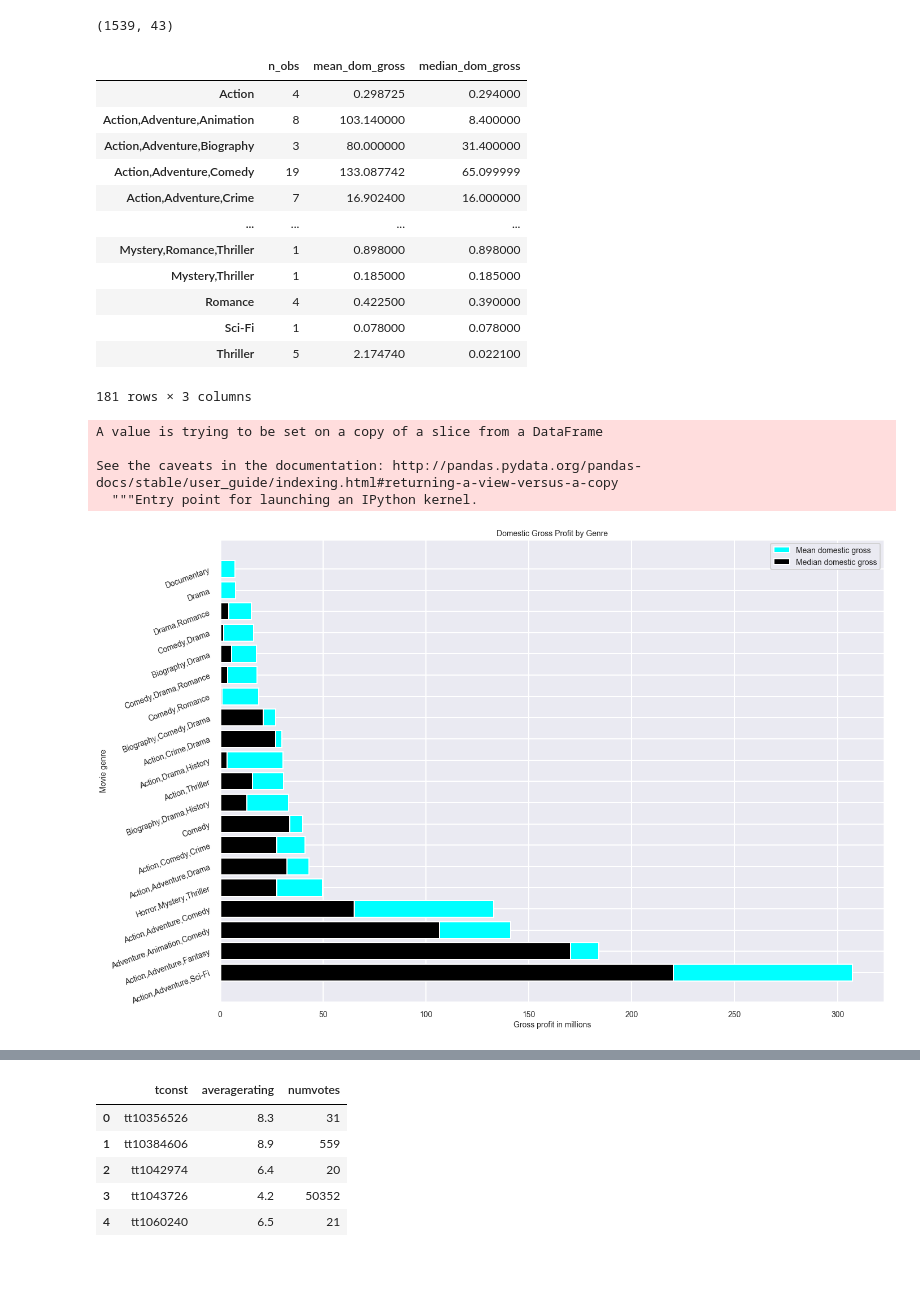
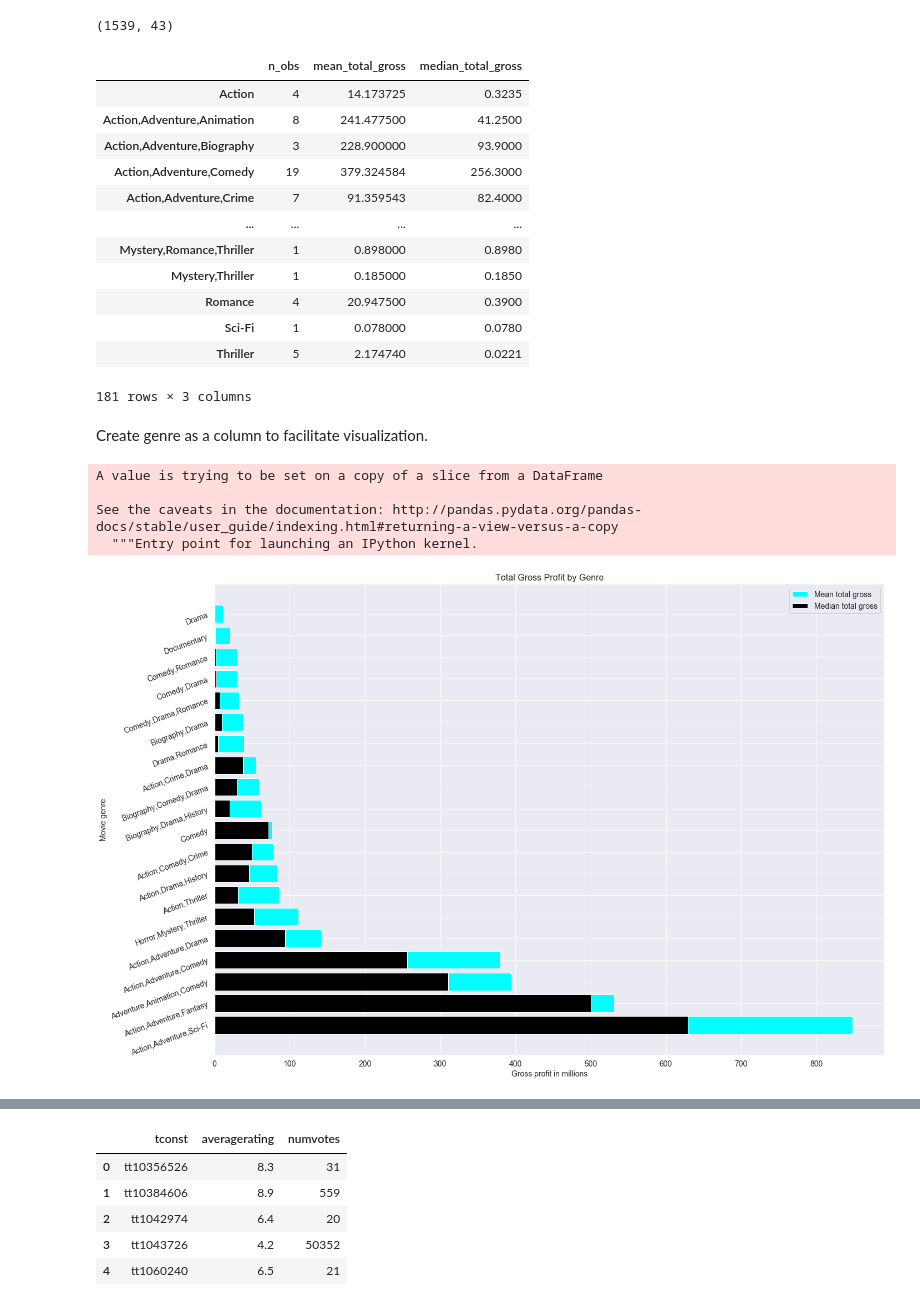
Before and after one commit to etr359/project-1-movie-analysis, a Jupyter notebook: project1_analysis_MASTER2.ipynb, the cells around one changed output, grey strips where cells are left out. Cells and saved outputs as stored; diff of their text form; code cells hidden in the pictures; blank space fills up the shorter version.

```diff
--- a/project1_analysis_MASTER2.ipynb
+++ b/project1_analysis_MASTER2.ipynb
@@ -195,2 +180,2 @@ Create a `total_gross` column
 # %%
-bom_movie_gross['total_gross'] = bom_movie_gross['domestic_gross_mm'] + bom_movie_gross['foreign_gross_mm'].fillna(0)
+bom_movie_gross['total_gross'] = bom_movie_gross['domestic_gross_mm'].fillna(0) + bom_movie_gross['foreign_gross_mm'].fillna(0)
@@ -1067,60 +554,60 @@ genre_restricted_years = bom_gross_title_basics_ratings.loc[bom_gross_title_basi
 genre_restricted_years.shape
 # %% [output]
 (1539, 43)
-# %%
-genre_restricted_years_valcounts = genre_restricted_years.genres.value_counts()
 # %%
-mean_dom_multi_rest = genre_restricted_years.groupby(['genres'])['domestic_gross_mm'].mean()
-median_dom_multi_rest = genre_restricted_years.groupby(['genres'])['domestic_gross_mm'].median()
+mean_total_multi_rest = genre_restricted_years.groupby(['genres'])['total_gross'].mean()
+median_total_multi_rest = genre_restricted_years.groupby(['genres'])['total_gross'].median()
 multi_genre_restrict_df = pd.DataFrame(
     {'n_obs': genre_restricted_years_valcounts,
-    'mean_dom_gross': mean_dom_multi_rest,
-    'median_dom_gross': median_dom_multi_rest,
+    'mean_total_gross': mean_total_multi_rest,
+    'median_total_gross': median_total_multi_rest,
     })
 multi_genre_restrict_df
 # %% [output]
-|  | n_obs | mean_dom_gross | median_dom_gross |
-| Action | 4 | 0.298725 | 0.294000 |
-| Action,Adventure,Animation | 8 | 103.140000 | 8.400000 |
-| Action,Adventure,Biography | 3 | 80.000000 | 31.400000 |
-| Action,Adventure,Comedy | 19 | 133.087742 | 65.099999 |
-| Action,Adventure,Crime | 7 | 16.902400 | 16.000000 |
+|  | n_obs | mean_total_gross | median_total_gross |
+| Action | 4 | 14.173725 | 0.3235 |
+| Action,Adventure,Animation | 8 | 241.477500 | 41.2500 |
+| Action,Adventure,Biography | 3 | 228.900000 | 93.9000 |
+| Action,Adventure,Comedy | 19 | 379.324584 | 256.3000 |
+| Action,Adventure,Crime | 7 | 91.359543 | 82.4000 |
 | ... | ... | ... | ... |
-| Mystery,Romance,Thriller | 1 | 0.898000 | 0.898000 |
-| Mystery,Thriller | 1 | 0.185000 | 0.185000 |
-| Romance | 4 | 0.422500 | 0.390000 |
-| Sci-Fi | 1 | 0.078000 | 0.078000 |
-| Thriller | 5 | 2.174740 | 0.022100 |
+| Mystery,Romance,Thriller | 1 | 0.898000 | 0.8980 |
+| Mystery,Thriller | 1 | 0.185000 | 0.1850 |
+| Romance | 4 | 20.947500 | 0.3900 |
+| Sci-Fi | 1 | 0.078000 | 0.0780 |
+| Thriller | 5 | 2.174740 | 0.0221 |
 181 rows × 3 columns
 # %%
 multi_genre_restrict_df.reset_index(inplace=True)
+# %% [markdown]
+Create genre as a column to facilitate visualization.
 # %%
 multi_genre_restrict_df.rename(columns = {'index':'Genre'}, inplace=True)
 # %%
 multi_genre_restrict_10obs_df = multi_genre_restrict_df[multi_genre_restrict_df['n_obs'] > 10]
 # %%
-multi_genre_restrict_10obs_df.sort_values(by='mean_dom_gross', ascending=False, inplace=True)
+multi_genre_restrict_10obs_df.sort_values(by='mean_total_gross', ascending=False, inplace=True)
 
 fig = plt.figure(figsize=(20,13))
 ax = fig.add_subplot(111)
 
-ax.barh(y='Genre', width = 'mean_dom_gross', data=multi_genre_restrict_10obs_df, color='cyan',label='Mean domestic gross')
-ax.barh(y='Genre', width = 'median_dom_gross', data=multi_genre_restrict_10obs_df, color='black',label='Median domestic gross')
+ax.barh(y='Genre', width = 'mean_total_gross', data=multi_genre_restrict_10obs_df, color='cyan',label='Mean total gross')
+ax.barh(y='Genre', width = 'median_total_gross', data=multi_genre_restrict_10obs_df, color='black',label='Median total gross')
 
 plt.yticks(rotation=20)
 plt.legend(prop={'size': 14});
 
 ax.set_ylabel('Movie genre', size=14)
-ax.set_xlabel('Gross profit in millions', size=14)
-ax.set_title('Domestic Gross Profit by Genre', size=14)
+ax.set_xlabel('Total Gross MM($USD)', size=14)
+ax.set_title('Total Gross Profit by Genre', fontsize=16)
 ax.tick_params(axis='both', which='major', labelsize=14)
 ax.tick_params(axis='both', which='minor', labelsize=14)
 
 plt.tight_layout()
-plt.savefig('multigenre_domgross_restrict_years_tenObs.png')
+plt.savefig('./images/multigenre_total_gross_restrict_years_tenObs.png')
 # %% [output]
 A value is trying to be set on a copy of a slice from a DataFrame
 
 See the caveats in the documentation: http://pandas.pydata.org/pandas-docs/stable/user_guide/indexing.html#returning-a-view-versus-a-copy
   """Entry point for launching an IPython kernel.
-[figure, old version]
+[figure, new version]
```
Also changed, not shown: parts of 114 cells of this notebook, 7 other files.
